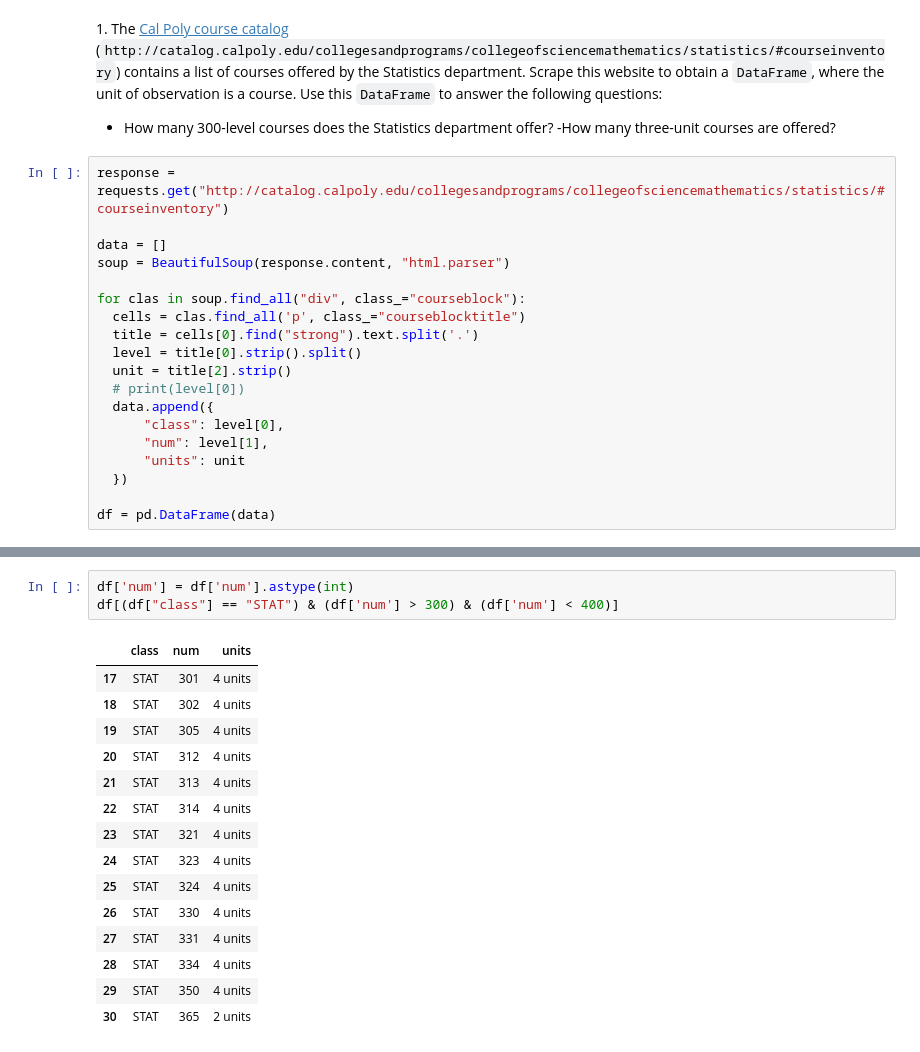
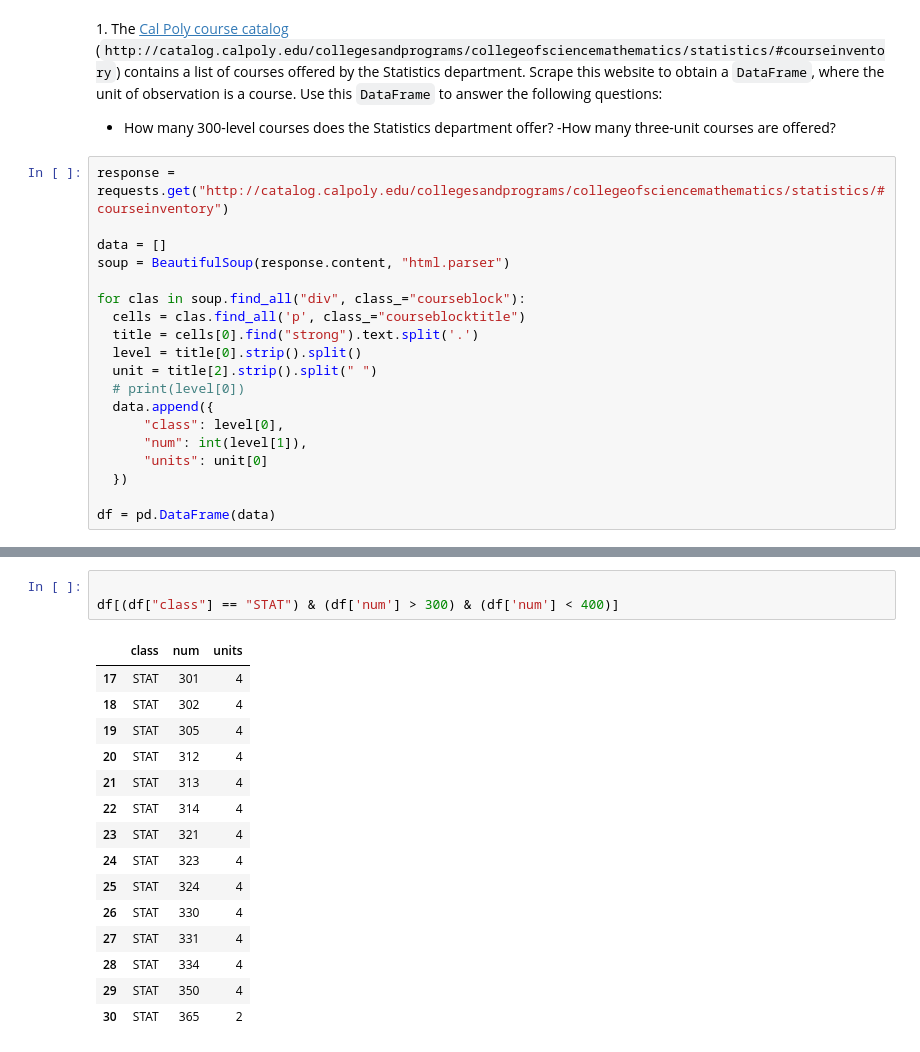
Before and after one commit to Hadiasemi/Data301, a Jupyter notebook: Copy_of_11_3_Web_Scraping.ipynb, the cells around one changed output, grey strips where cells are left out. Cells and saved outputs as stored; diff of their text form.

```diff
--- a/Copy_of_11_3_Web_Scraping.ipynb
+++ b/Copy_of_11_3_Web_Scraping.ipynb
@@ -144,12 +144,12 @@ for clas in soup.find_all("div", class_="courseblock"):
   cells = clas.find_all('p', class_="courseblocktitle")
   title = cells[0].find("strong").text.split('.')
   level = title[0].strip().split()
-  unit = title[2].strip()
+  unit = title[2].strip().split(" ")
   # print(level[0])
   data.append({
       "class": level[0],
-      "num": level[1],
-      "units": unit
+      "num": int(level[1]),
+      "units": unit[0]
   })
 
 df = pd.DataFrame(data)
@@ -171,20 +171,20 @@ df
 73 rows × 3 columns
 # %%
-df['num'] = df['num'].astype(int)
+
 df[(df["class"] == "STAT") & (df['num'] > 300) & (df['num'] < 400)]
 # %% [output]
 |  | class | num | units |
-| 17 | STAT | 301 | 4 units |
-| 18 | STAT | 302 | 4 units |
-| 19 | STAT | 305 | 4 units |
-| 20 | STAT | 312 | 4 units |
-| 21 | STAT | 313 | 4 units |
-| 22 | STAT | 314 | 4 units |
-| 23 | STAT | 321 | 4 units |
-| 24 | STAT | 323 | 4 units |
-| 25 | STAT | 324 | 4 units |
-| 26 | STAT | 330 | 4 units |
-| 27 | STAT | 331 | 4 units |
-| 28 | STAT | 334 | 4 units |
-| 29 | STAT | 350 | 4 units |
-| 30 | STAT | 365 | 2 units |
+| 17 | STAT | 301 | 4 |
+| 18 | STAT | 302 | 4 |
+| 19 | STAT | 305 | 4 |
+| 20 | STAT | 312 | 4 |
+| 21 | STAT | 313 | 4 |
+| 22 | STAT | 314 | 4 |
+| 23 | STAT | 321 | 4 |
+| 24 | STAT | 323 | 4 |
+| 25 | STAT | 324 | 4 |
+| 26 | STAT | 330 | 4 |
+| 27 | STAT | 331 | 4 |
+| 28 | STAT | 334 | 4 |
+| 29 | STAT | 350 | 4 |
+| 30 | STAT | 365 | 2 |
```
Also changed, not shown: parts of 1 cell of this notebook.
